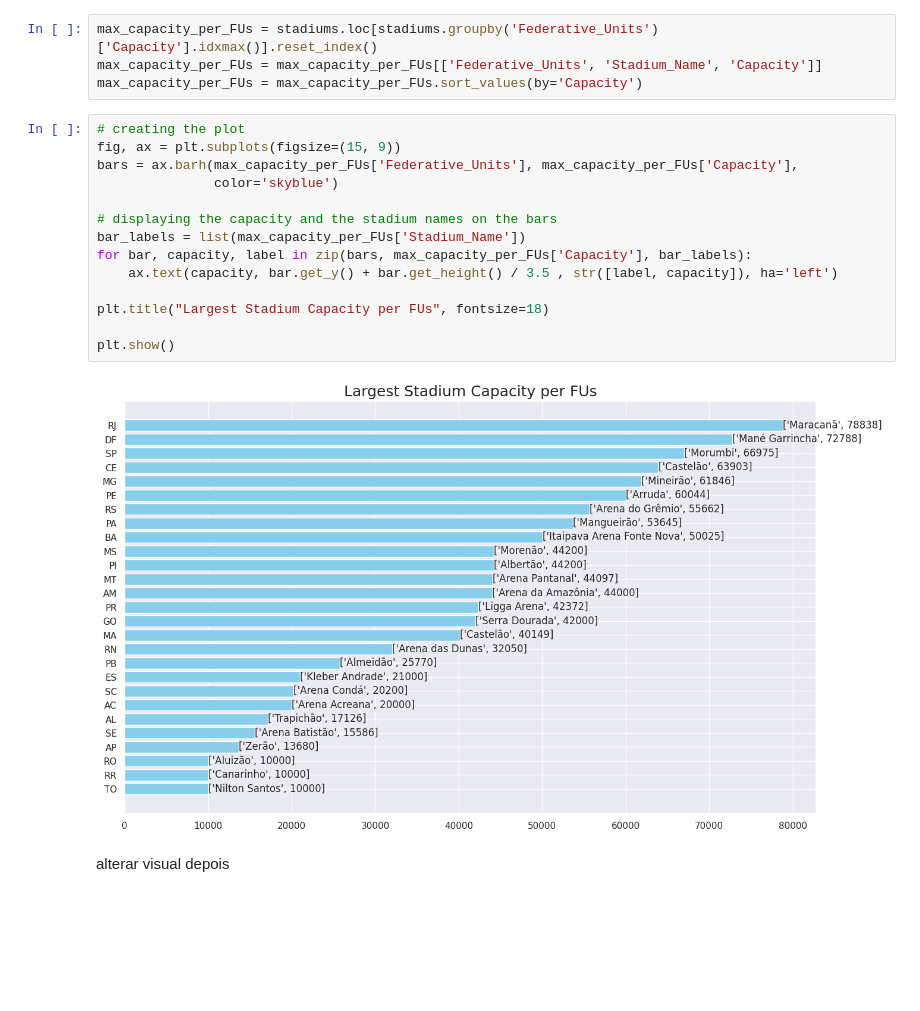
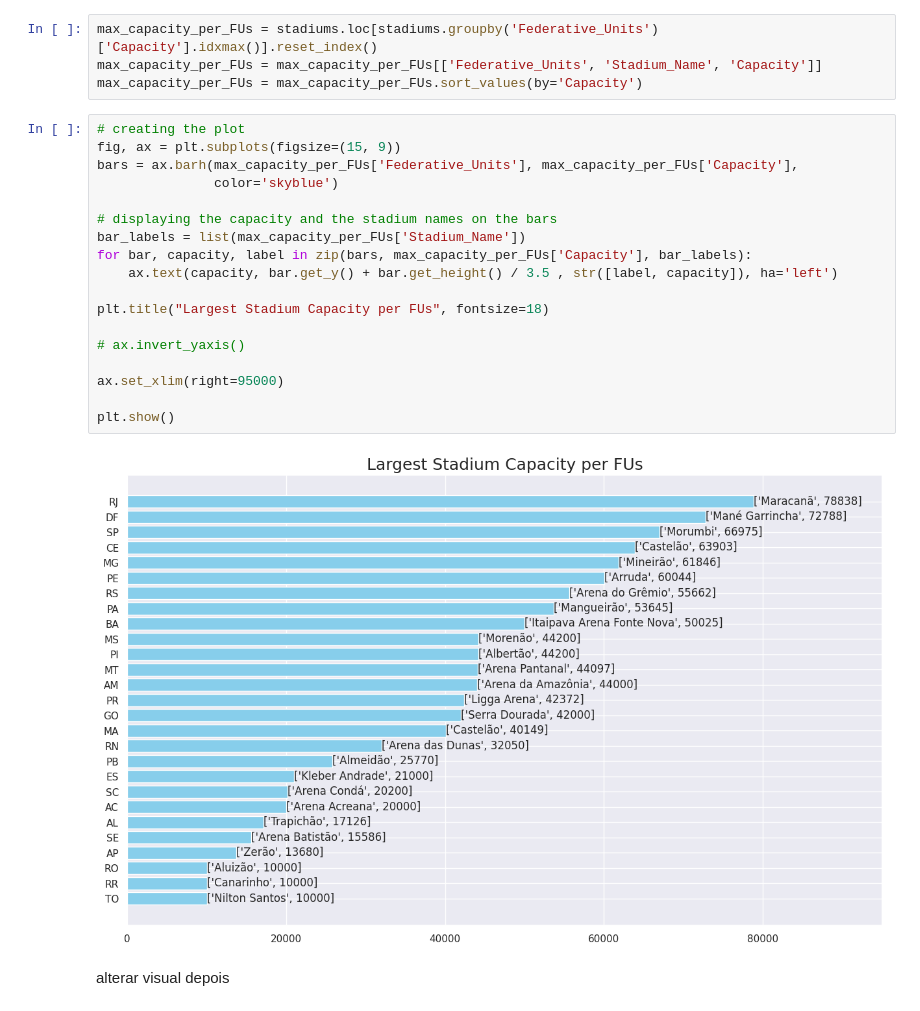
Before and after one commit to PatrickLeal/brazilian-football-stadiums-Data-Transform-Clean-Viz, a Jupyter notebook: brazilian-stadiums-analysis-viz.ipynb, the cells around one changed output. Cells and saved outputs as stored; diff of their text form; blank space fills up the shorter version.

```diff
--- a/brazilian-stadiums-analysis-viz.ipynb
+++ b/brazilian-stadiums-analysis-viz.ipynb
@@ -131,19 +137,23 @@ max_capacity_per_FUs = max_capacity_per_FUs.sort_values(by='Capacity')
 # %%
 # creating the plot
 fig, ax = plt.subplots(figsize=(15, 9))
 bars = ax.barh(max_capacity_per_FUs['Federative_Units'], max_capacity_per_FUs['Capacity'],
                color='skyblue')
 
 # displaying the capacity and the stadium names on the bars
 bar_labels = list(max_capacity_per_FUs['Stadium_Name'])
 for bar, capacity, label in zip(bars, max_capacity_per_FUs['Capacity'], bar_labels):
     ax.text(capacity, bar.get_y() + bar.get_height() / 3.5 , str([label, capacity]), ha='left')
 
 plt.title("Largest Stadium Capacity per FUs", fontsize=18)
 
+# ax.invert_yaxis()
+
+ax.set_xlim(right=95000)
+
 plt.show()
 # %% [output]
-[figure, old version]
+[figure, new version]
 # %% [markdown]
 alterar visual depois
 # %% [markdown]
```
Also changed, not shown: parts of 17 cells of this notebook.
